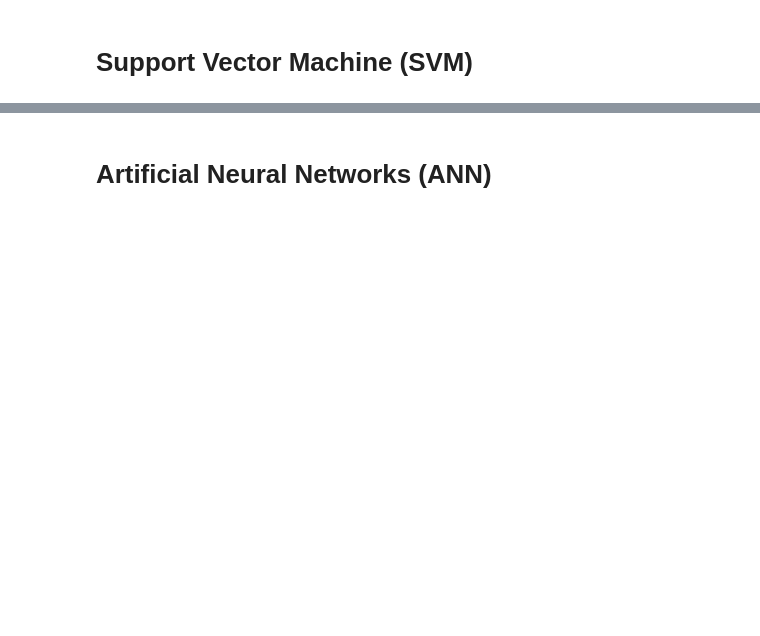
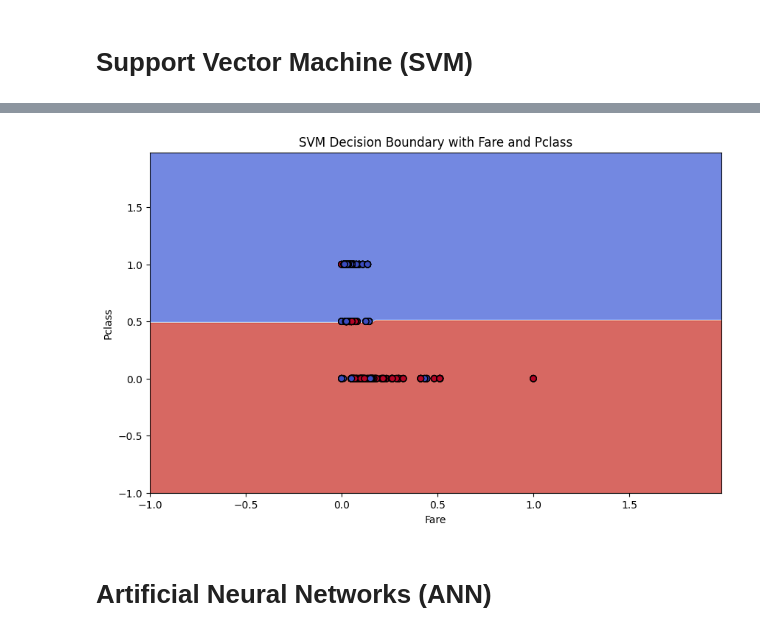
Before and after one commit to Amrdrago/MachineLearning_Titanic, a Jupyter notebook: Report.ipynb, the cells around one changed output, grey strips where cells are left out. Saved outputs shown, nothing was run; the diff lists cells and outputs as text; code cells hidden in the pictures; blank space fills up the shorter version.

```diff
--- a/Report.ipynb
+++ b/Report.ipynb
@@ -253,8 +292,11 @@ Train: 0.7035294117647058
 # Support Vector Machine (SVM)
 # %%
 import pandas as pd
-from sklearn.model_selection import train_test_split,GridSearchCV
+from sklearn.model_selection import train_test_split, GridSearchCV
 from sklearn.svm import SVC
+from sklearn.metrics import accuracy_score, f1_score, precision_score, recall_score
+import numpy as np
+import matplotlib.pyplot as plt
 
 # Step 2: Load the dataset
 df = pd.read_csv("titanic_preprocessed.csv")
@@ -271,11 +313,23 @@ svm = SVC(kernel='linear')
 svm.fit(X_train, y_train)
 
 # Step 6: Evaluate the model
-train_accuracy = svm.score(X_train, y_train)
-test_accuracy = svm.score(X_test, y_test)
+train_accuracy = accuracy_score(y_train, svm.predict(X_train))
+test_accuracy = accuracy_score(y_test, svm.predict(X_test))
+train_f1 = f1_score(y_train, svm.predict(X_train))
+test_f1 = f1_score(y_test, svm.predict(X_test))
+train_precision = precision_score(y_train, svm.predict(X_train))
+test_precision = precision_score(y_test, svm.predict(X_test))
+train_recall = recall_score(y_train, svm.predict(X_train))
+test_recall = recall_score(y_test, svm.predict(X_test))
 
-print("Training Accuracy:", train_accuracy)
-print("Test Accuracy:", test_accuracy)
+print("Training Accuracy: {:.2f}%".format(train_accuracy * 100), '\n')
+print("Test Accuracy: {:.2f}%".format(test_accuracy * 100), '\n')
+print("Training Precision Score: {:.2f}%".format(train_precision * 100), '\n')
+print("Test Precision Score: {:.2f}%".format(test_precision * 100), '\n')
+print("Training Recall Score: {:.2f}%".format(train_recall * 100), '\n')
+print("Test Recall Score: {:.2f}%".format(test_recall * 100), '\n')
+print("Training F1 Score: {:.2f}%".format(train_f1 * 100), '\n')
+print("Test F1 Score: {:.2f}%".format(test_f1 * 100), '\n')
 
 # Define the parameter grid to search
 param_grid = {
@@ -294,13 +348,20 @@ grid_search.fit(X_train, y_train)
 best_params = grid_search.best_params_
 best_score = grid_search.best_score_
 
-print("Best Parameters:", best_params)
-print("Best Score:", best_score)
+print("Best Parameters:", best_params,'\n')
+print("Best Score: {:.2f}%".format(best_score * 100),'\n')
 
 # Use the best estimator to make predictions
 best_svm = grid_search.best_estimator_
-test_accuracy_tuned = best_svm.score(X_test, y_test)
-print("Test Accuracy (Tuned Model):", test_accuracy_tuned)
+test_accuracy_tuned = accuracy_score(y_test, best_svm.predict(X_test))
+test_f1_tuned = f1_score(y_test, best_svm.predict(X_test))
+test_precision_tuned = precision_score(y_test, best_svm.predict(X_test))
+test_recall_tuned = recall_score(y_test, best_svm.predict(X_test))
+
+print("Test Accuracy (Tuned Model): {:.2f}%".format(test_accuracy_tuned * 100),'\n')
+print("Test Precision Score (Tuned Model): {:.2f}%".format(test_precision_tuned * 100),'\n')
+print("Test Recall Score (Tuned Model): {:.2f}%".format(test_recall_tuned * 100),'\n')
+print("Test F1 Score (Tuned Model): {:.2f}%".format(test_f1_tuned * 100),'\n')
 
 df_test = pd.read_csv("titanic_test_preprocessed.csv")
 
@@ -311,4 +372,40 @@ df_output = pd.read_csv("test.csv")
 df_output["survived"] = predictions
 df_output.to_csv("SVM_Predictions.csv")
 print(df_output.to_string())
+
+# Select features "fare" and "pclass" and target variable "survived"
+X = df[['fare', 'pclass']]
+y = df['survived']
+
+# Split the data
+X_train, X_test, y_train, y_test = train_test_split(X, y, test_size=0.2, random_state=42)
+
+# Train the SVM classifier
+svm = SVC(kernel='linear')
+svm.fit(X_train, y_train)
+
+# Evaluate the model
+train_accuracy = svm.score(X_train, y_train)
+test_accuracy = svm.score(X_test, y_test)
+
+print("Train: {:.2f}%".format(train_accuracy * 100), '\n')
+print("Test: {:.2f}%".format(test_accuracy * 100), '\n')
+
+# Create a mesh grid for plotting the decision boundary
+h = .02  # step size in the mesh
+x_min, x_max = X['fare'].min() - 1, X['fare'].max() + 1
+y_min, y_max = X['pclass'].min() - 1, X['pclass'].max() + 1
+xx, yy = np.meshgrid(np.arange(x_min, x_max, h), np.arange(y_min, y_max, h))
+
+# Plot the decision boundary
+Z = svm.predict(np.c_[xx.ravel(), yy.ravel()])
+Z = Z.reshape(xx.shape)
+
+plt.figure(figsize=(10, 6))
+plt.contourf(xx, yy, Z, alpha=0.8, cmap=plt.cm.coolwarm)
+plt.scatter(X['fare'], X['pclass'], c=y, edgecolors='k', cmap=plt.cm.coolwarm)
+plt.xlabel('Fare')
+plt.ylabel('Pclass')
+plt.title('SVM Decision Boundary with Fare and Pclass')
+plt.show()
 # %% [output]
@@ -332,3 +429,4 @@ Test Accuracy (Tuned Model): 0.7786259541984732
+[figure, added]
 # %% [markdown]
 # Artificial Neural Networks (ANN)
 # %%
```
Also changed, not shown: parts of 5 cells of this notebook, 1 other file.
